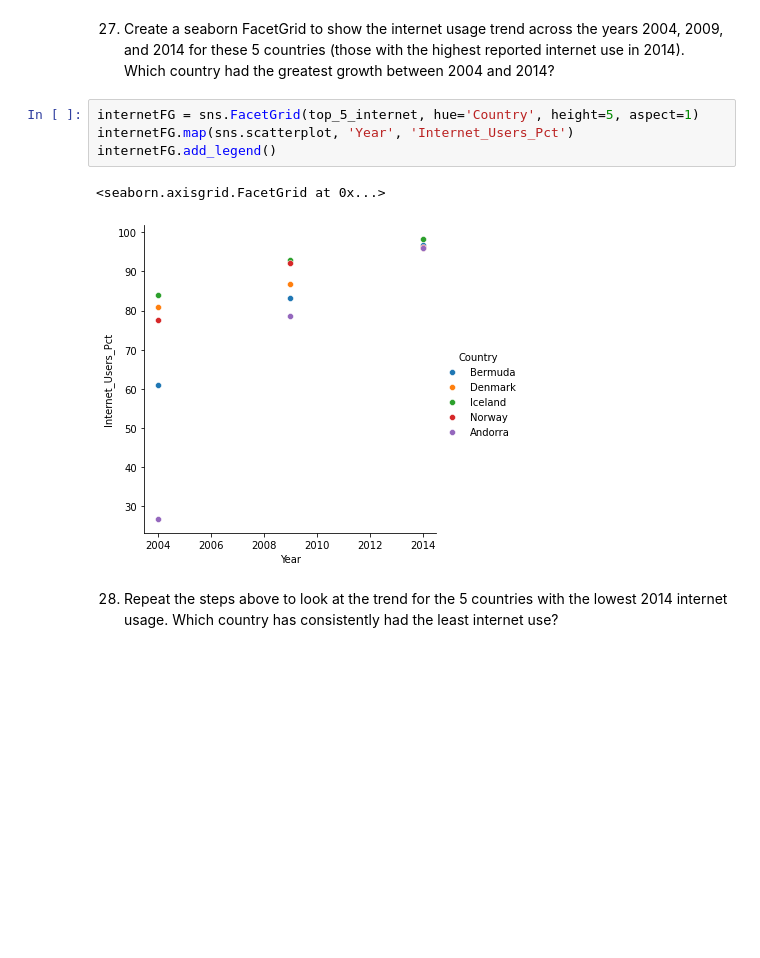
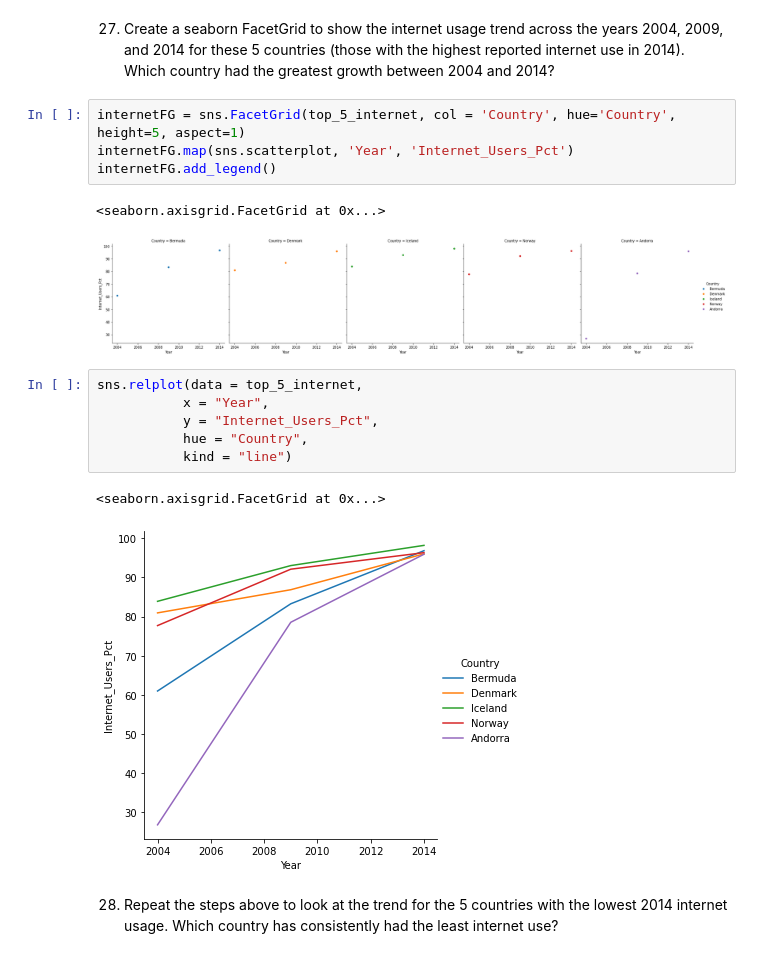
Before and after one commit to RRapoport33/gdp-and-internet-usage-RRapoport33, a Jupyter notebook: notebooks/UN Data Project.ipynb, the cells around one changed output. Cells and saved outputs as stored; diff of their text form; blank space fills up the shorter version.

```diff
--- a/notebooks/UN Data Project.ipynb
+++ b/notebooks/UN Data Project.ipynb
@@ -481,12 +500,21 @@ top_5_internet
 # %% [markdown]
 27.	Create a seaborn FacetGrid to show the internet usage trend across the years 2004, 2009, and 2014 for these 5 countries (those with the highest reported internet use in 2014). Which country had the greatest growth between 2004 and 2014?
 # %%
-internetFG = sns.FacetGrid(top_5_internet, hue='Country', height=5, aspect=1)
+internetFG = sns.FacetGrid(top_5_internet, col = 'Country', hue='Country', height=5, aspect=1)
 internetFG.map(sns.scatterplot, 'Year', 'Internet_Users_Pct')
 internetFG.add_legend()
 # %% [output]
 <seaborn.axisgrid.FacetGrid at 0x...>
-[figure, old version]
+[figure, new version]
+# %%
+sns.relplot(data = top_5_internet,
+           x = "Year",
+           y = "Internet_Users_Pct",
+           hue = "Country",
+           kind = "line")
+# %% [output]
+<seaborn.axisgrid.FacetGrid at 0x...>
+[figure, added]
 # %% [markdown]
 28.	Repeat the steps above to look at the trend for the 5 countries with the lowest 2014 internet usage. Which country has consistently had the least internet use?
 # %%
```
Also changed, not shown: parts of 13 cells of this notebook.
